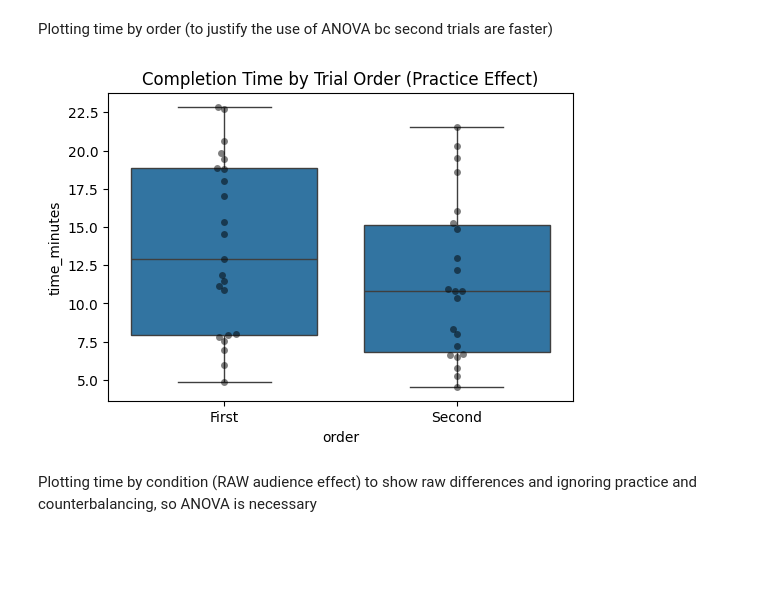
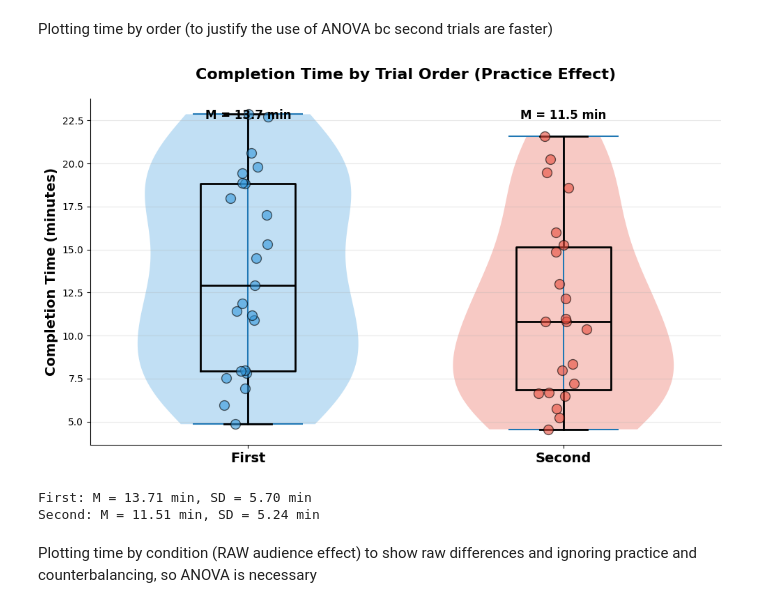
Before and after one commit to mariannamartino1/audience-effect-analysis, a Jupyter notebook: results.ipynb, the cells around one changed output. Drawn from its saved outputs; the diff is of its cells as text; code cells hidden in the pictures; blank space fills up the shorter version.

Commit message:
added new violin plots

```diff
--- a/results.ipynb
+++ b/results.ipynb
@@ -19,16 +20,63 @@ Index(['timestamp_trial', 'participant', 'condition', 'order', 'difficulty',
 # %% [markdown]
 Plotting time by order (to justify the use of ANOVA bc second trials are faster)
 # %%
-import seaborn as sns
 import matplotlib.pyplot as plt
+import numpy as np
 
-plt.figure(figsize=(6,4))
-sns.boxplot(data=df, x='order', y='time_minutes')
-sns.swarmplot(data=df, x='order', y='time_minutes', color='black', alpha=0.5)
-plt.title("Completion Time by Trial Order (Practice Effect)")
+# Create raincloud plot for completion time by order
+fig, ax = plt.subplots(figsize=(10, 6))
+
+# Violin plot (distribution)
+parts = ax.violinplot([df[df['order'] == 'First']['time_minutes'].dropna(),
+                        df[df['order'] == 'Second']['time_minutes'].dropna()],
+                       positions=[1, 2], widths=0.7, showmeans=False, showmedians=False)
+
+# Color the violin plots
+colors = ['#3498db', '#e74c3c']
+for i, pc in enumerate(parts['bodies']):
+    pc.set_facecolor(colors[i])
+    pc.set_alpha(0.3)
+
+# Box plot overlay
+bp = ax.boxplot([df[df['order'] == 'First']['time_minutes'].dropna(),
+                  df[df['order'] == 'Second']['time_minutes'].dropna()],
+                 positions=[1, 2], widths=0.3, showfliers=False,
+                 boxprops=dict(linewidth=2),
+                 medianprops=dict(linewidth=2, color='black'),
+                 whiskerprops=dict(linewidth=2),
+                 capprops=dict(linewidth=2))
+
+# Individual data points with jitter
+np.random.seed(42)
+for i, order in enumerate(['First', 'Second']):
+    data = df[df['order'] == order]['time_minutes'].dropna()
+    x = np.random.normal(i + 1, 0.04, size=len(data))
+    ax.scatter(x, data, alpha=0.6, s=100, color=colors[i], edgecolors='black', linewidth=1, zorder=3)
+
+# Formatting
+ax.set_xticks([1, 2])
+ax.set_xticklabels(['First', 'Second'], fontsize=14, fontweight='bold')
+ax.set_ylabel('Completion Time (minutes)', fontsize=14, fontweight='bold')
+ax.set_title('Completion Time by Trial Order (Practice Effect)', fontsize=16, fontweight='bold', pad=20)
+ax.grid(axis='y', alpha=0.3)
+ax.spines['top'].set_visible(False)
+ax.spines['right'].set_visible(False)
+
+# Add mean values as text
+first_mean = df[df['order'] == 'First']['time_minutes'].mean()
+second_mean = df[df['order'] == 'Second']['time_minutes'].mean()
+ax.text(1, ax.get_ylim()[1] * 0.95, f'M = {first_mean:.1f} min', ha='center', fontsize=12, fontweight='bold')
+ax.text(2, ax.get_ylim()[1] * 0.95, f'M = {second_mean:.1f} min', ha='center', fontsize=12, fontweight='bold')
+
+plt.tight_layout()
 plt.show()
+
+print(f"First: M = {first_mean:.2f} min, SD = {df[df['order'] == 'First']['time_minutes'].std():.2f} min")
+print(f"Second: M = {second_mean:.2f} min, SD = {df[df['order'] == 'Second']['time_minutes'].std():.2f} min")
 # %% [output]
-[figure, old version]
+[figure, new version]
+First: M = 13.71 min, SD = 5.70 min
+Second: M = 11.51 min, SD = 5.24 min
 # %% [markdown]
 Plotting time by condition (RAW audience effect) to show raw differences and ignoring practice and counterbalancing, so ANOVA is necessary
 # %%
```
Also changed, not shown: parts of 3 cells of this notebook, 1 other file.
